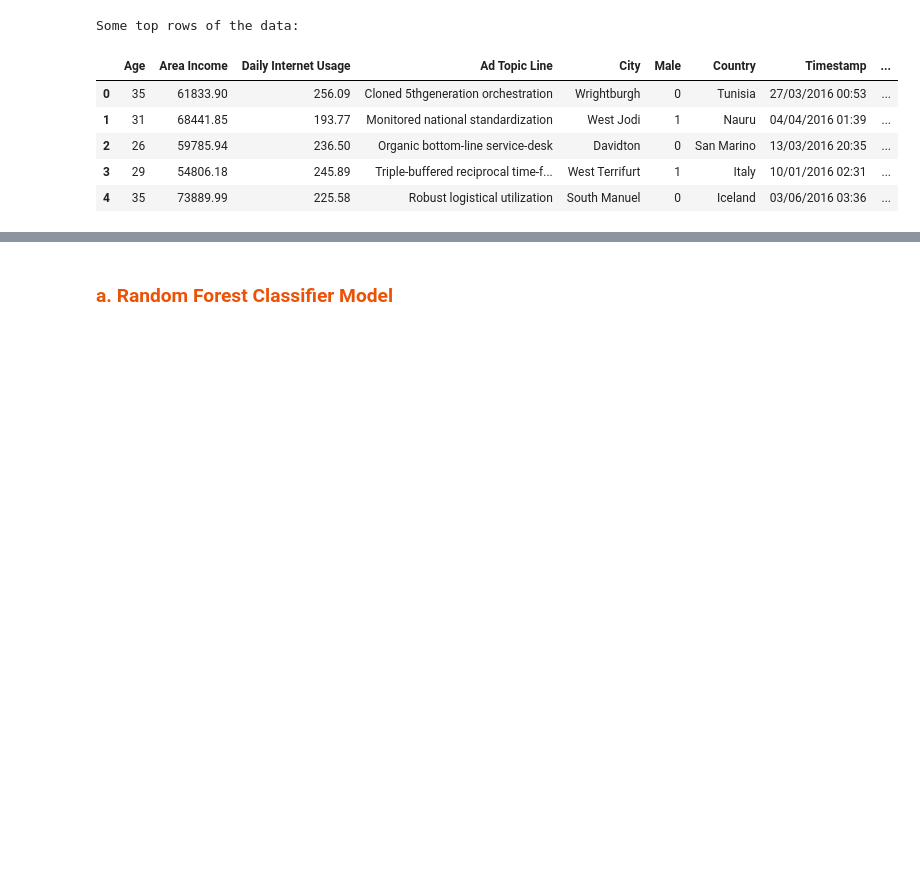
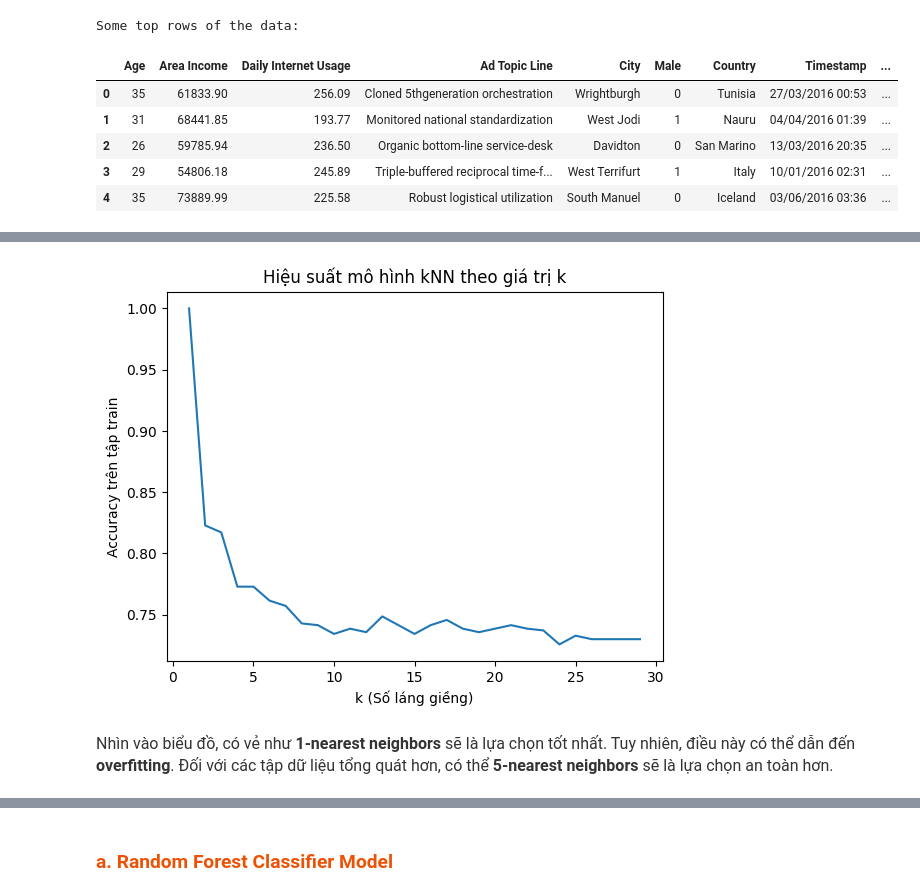
Before and after one commit to Locung201/Group3_PTDLUD_HCMUS_2425, a Jupyter notebook: Gd3_Correlation.ipynb, the cells around one changed output, grey strips where cells are left out. Saved outputs shown, nothing was run; the diff lists cells and outputs as text; code cells hidden in the pictures; blank space fills up the shorter version.

```diff
--- a/Gd3_Correlation.ipynb
+++ b/Gd3_Correlation.ipynb
@@ -99,0 +110,12 @@ Some top rows of the data:
+# %%
+# Chọn file CSV trên máy tính
+
+# Thay đường dẫn này bằng đường dẫn đến file
+file_path = "D:/lolo/lo hc/DA/cleaned_EDA_2425_QC.xlsx"
+
+# Đọc dữ liệu từ file Excel
+df = pd.read_excel(file_path)
+
+# Hiển thị vài dòng đầu tiên
+print("Some top rows of the data:")
+df.head()
@@ -99,0 +140,5 @@ Some top rows of the data:
+# %%
+# X = Columns as Features
+X = df[['Age', 'Area Income', 'Daily Internet Usage', 'Ad Topic Line', 'City','Male', 'Country', 'Ad Topic Keywords']]
+# y = 'Clicked on Ad' as Target Variable
+y = df['Clicked on Ad']
@@ -99,0 +149,8 @@ Some top rows of the data:
+# %%
+# Chia dữ liệu thành tập huấn luyện và kiểm tra
+X_train, X_test, y_train, y_test = train_test_split(X, y, test_size=0.3, random_state=42)
+
+print(f'X Train Shape: {X_train.shape}')
+print(f'X Validation Shape: {X_test.shape}')
+print(f'y Train Shape: {y_train.shape}')
+print(f'y Validation Shape: {y_test.shape}')
@@ -99,0 +174,20 @@ Some top rows of the data:
+# %%
+knn_scores = {}
+
+for k in range(1, 30):
+    knn_clf = KNeighborsClassifier(k)
+    knn_clf.fit(X_train, y_train)
+    knn_scores[k] = knn_clf.score(X_train, y_train)
+
+# Vẽ biểu đồ để kiểm tra hiệu suất theo giá trị k
+plt.plot(knn_scores.keys(), knn_scores.values())
+plt.xlabel("k (Số láng giềng)")
+plt.ylabel("Accuracy trên tập train")
+plt.title("Hiệu suất mô hình kNN theo giá trị k")
+plt.show()
+# %% [output]
+[figure, added]
+# %% [markdown]
+<p style="color: #333333; font-size: 16px;">
+    Nhìn vào biểu đồ, có vẻ như <strong>1-nearest neighbors</strong> sẽ là lựa chọn tốt nhất. Tuy nhiên, điều này có thể dẫn đến <strong>overfitting</strong>. Đối với các tập dữ liệu tổng quát hơn, có thể <strong>5-nearest neighbors</strong> sẽ là lựa chọn an toàn hơn.
+</p>
```
Also changed, not shown: parts of 23 cells of this notebook, 1 other file.
